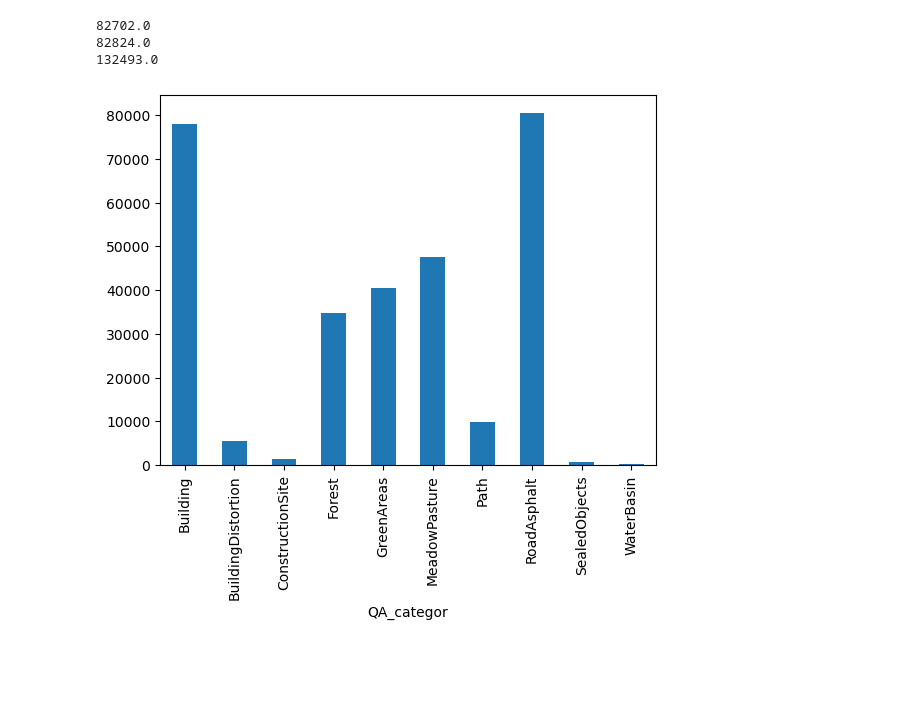
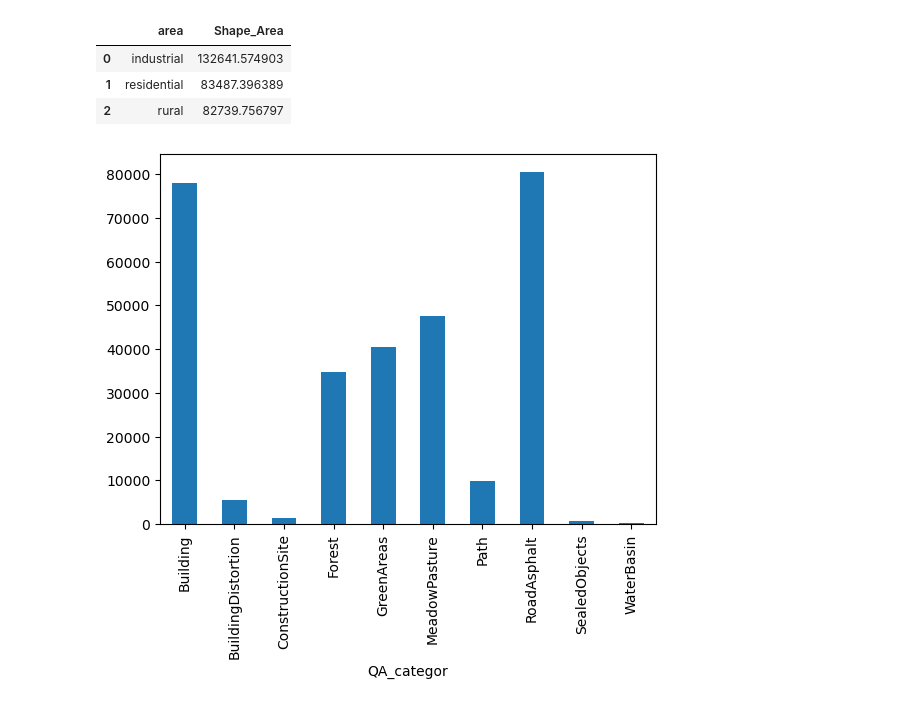
Before and after one commit to juliankraft/TermPaper2_RasterClassification, a Jupyter notebook: code/visualizations.ipynb, the cells around one changed output. Saved outputs shown, nothing was run; the diff lists cells and outputs as text; code cells hidden in the pictures; blank space fills up the shorter version.

Commit message:
Refactor visualizations notebook to group data by area and summarize Shape_Area; update execution counts and clean up code

```diff
--- a/code/visualizations.ipynb
+++ b/code/visualizations.ipynb
@@ -4,18 +4,15 @@ import geopandas as gpd
 import numpy as np
 import matplotlib.pyplot as plt
 import seaborn as sns
-# %%
-rural = round(21692.464917 + 23103.217047 + 18447.841649 + 19458.961498,0)
-residential = round(21619.820646 + 20938.813334 + 20202.64819 + 20062.854976,0)
-industrial = round(30891.44519 + 31902.266161 + 35790.931818 + 33907.982331,0)
-
-print(rural)
-print(residential)
-print(industrial)
-# %% [output]
-82702.0
-82824.0
-132493.0
 # %%
 # import .shp file
 gdf = gpd.read_file('../data/BL_QA_editedJK.shp')
+# %%
+# group df by area and summarize Shape_Area by sum
+gdf_grouped = gdf.groupby('area').agg({'Shape_Area': 'sum'}).reset_index()
+gdf_grouped
+# %% [output]
+|  | area | Shape_Area |
+| 0 | industrial | 132641.574903 |
+| 1 | residential | 83487.396389 |
+| 2 | rural | 82739.756797 |
```
Also changed, not shown: parts of 2 cells of this notebook.
